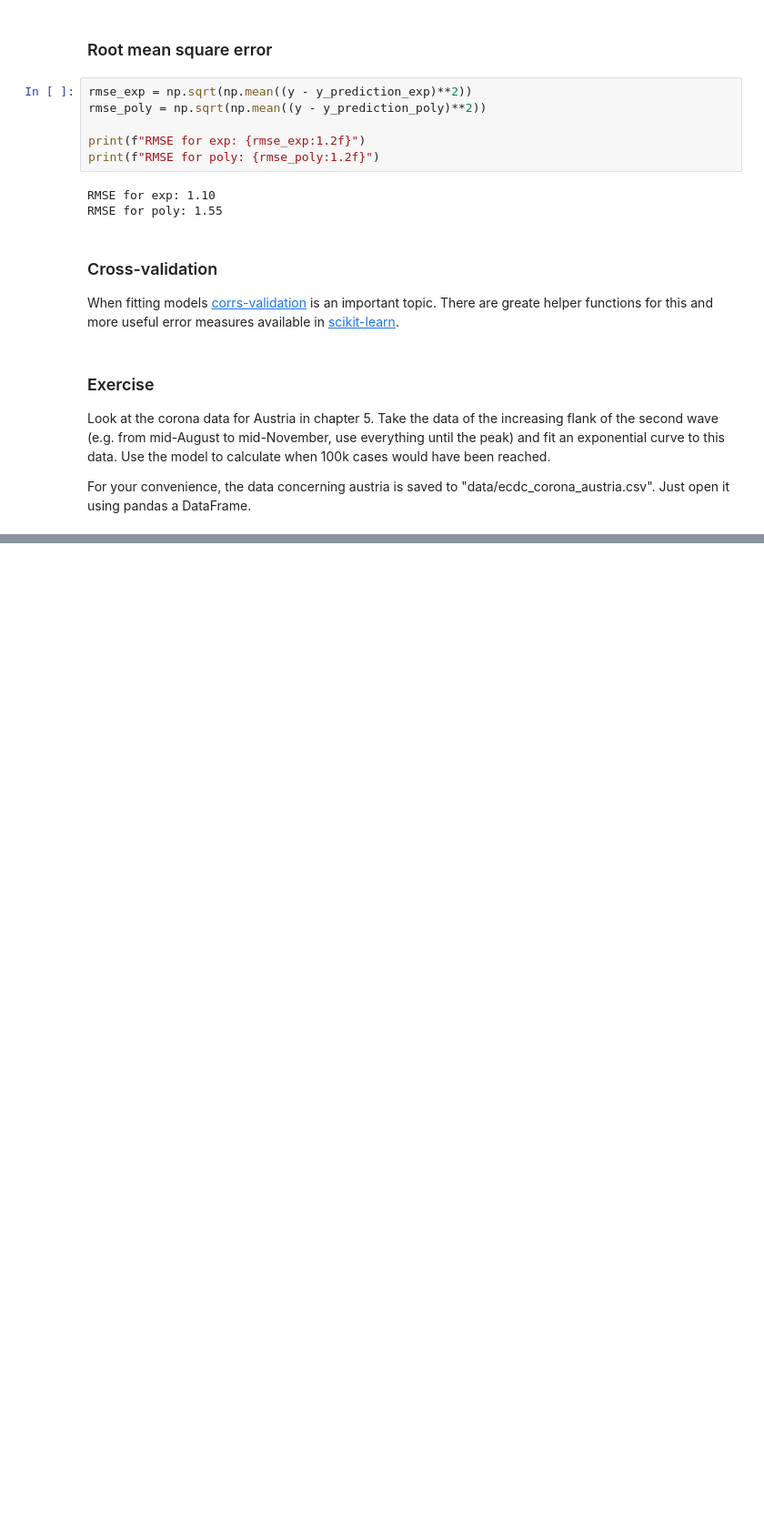
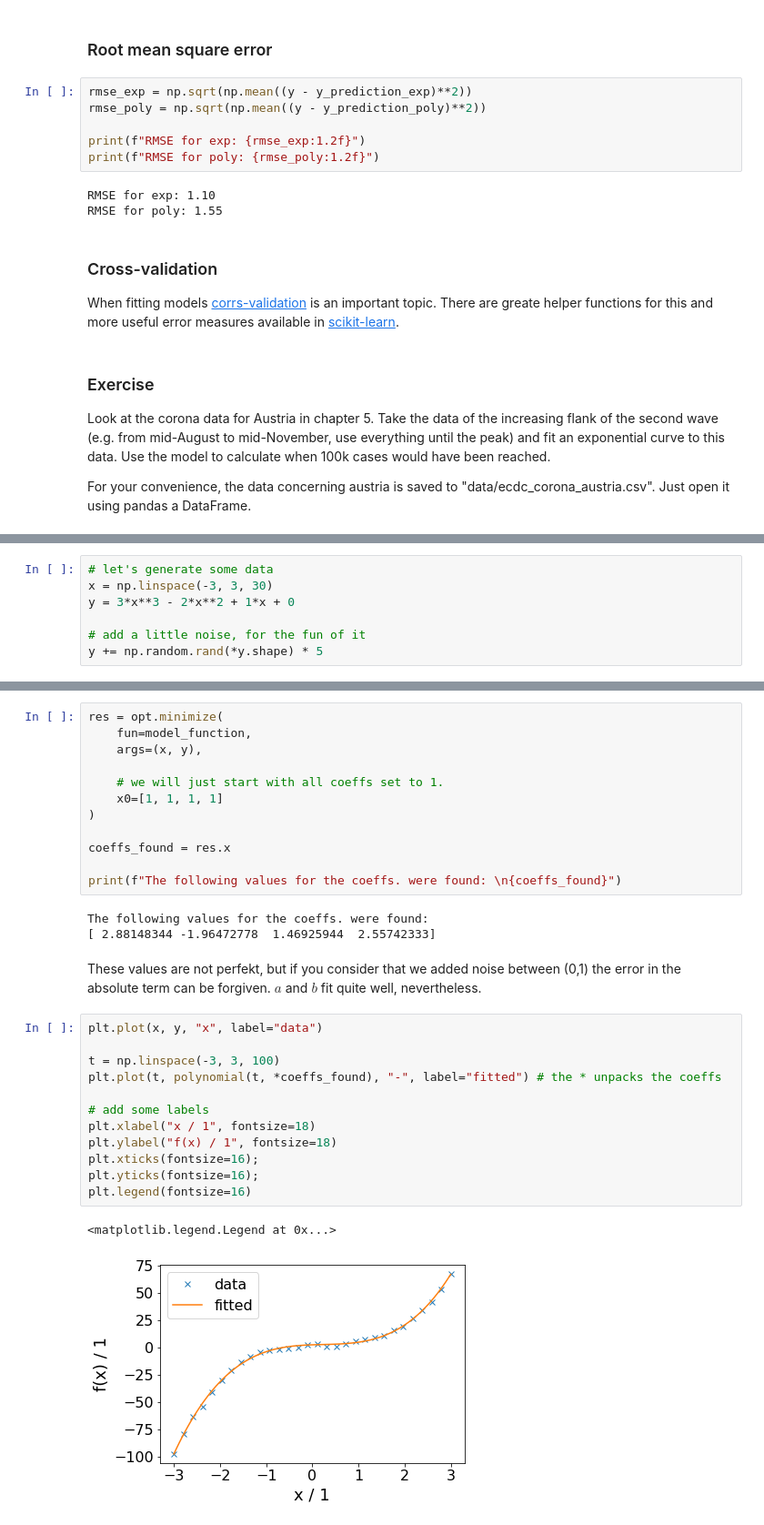
Before and after one commit to jcartus/PythonCourse, a Jupyter notebook: 07_MachineLearning.ipynb, the cells around one changed output, grey strips where cells are left out. Shown at 91% size. Saved outputs shown, nothing was run; the diff lists cells and outputs as text; blank space fills up the shorter version.

```diff
--- a/07_MachineLearning.ipynb
+++ b/07_MachineLearning.ipynb
@@ -155,0 +332,7 @@ https://scikit-learn.org/stable/
+# %%
+# let's generate some data
+x = np.linspace(-3, 3, 30)
+y = 3*x**3 - 2*x**2 + 1*x + 0
+
+# add a little noise, for the fun of it
+y += np.random.rand(*y.shape) * 5
@@ -155,0 +365,32 @@ https://scikit-learn.org/stable/
+# %%
+res = opt.minimize(
+    fun=model_function,
+    args=(x, y),
+
+    # we will just start with all coeffs set to 1.
+    x0=[1, 1, 1, 1]
+)
+
+coeffs_found = res.x
+
+print(f"The following values for the coeffs. were found: \n{coeffs_found}")
+# %% [output]
+The following values for the coeffs. were found:
+[ 2.88148344 -1.96472778  1.46925944  2.55742333]
+# %% [markdown]
+These values are not perfekt, but if you consider that we added noise between (0,1) the error in the absolute term can be forgiven. $a$ and $b$ fit quite well, nevertheless.
+# %%
+plt.plot(x, y, "x", label="data")
+
+t = np.linspace(-3, 3, 100)
+plt.plot(t, polynomial(t, *coeffs_found), "-", label="fitted") # the * unpacks the coeffs
+
+# add some labels
+plt.xlabel("x / 1", fontsize=18)
+plt.ylabel("f(x) / 1", fontsize=18)
+plt.xticks(fontsize=16);
+plt.yticks(fontsize=16);
+plt.legend(fontsize=16)
+# %% [output]
+<matplotlib.legend.Legend at 0x...>
+[figure, added]
```
Also changed, not shown: parts of 38 cells of this notebook.
